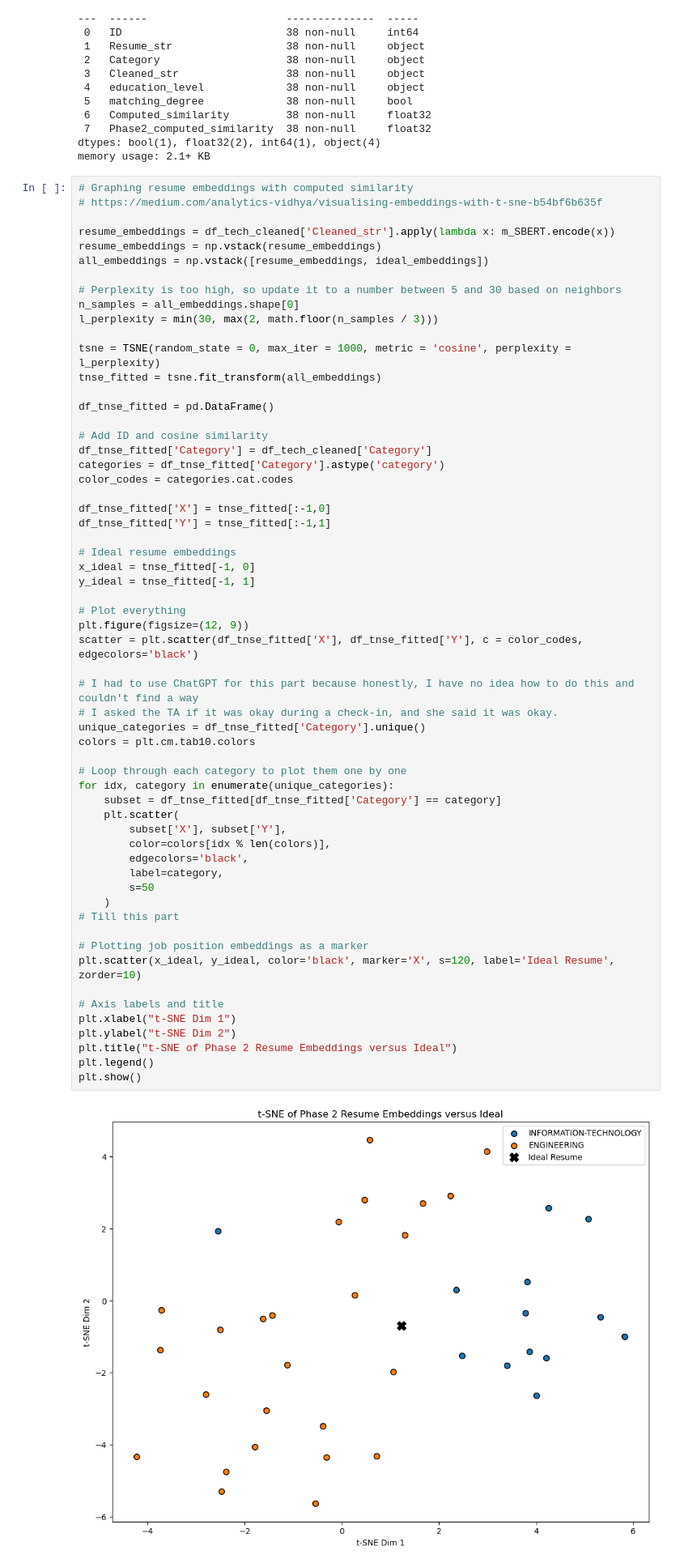
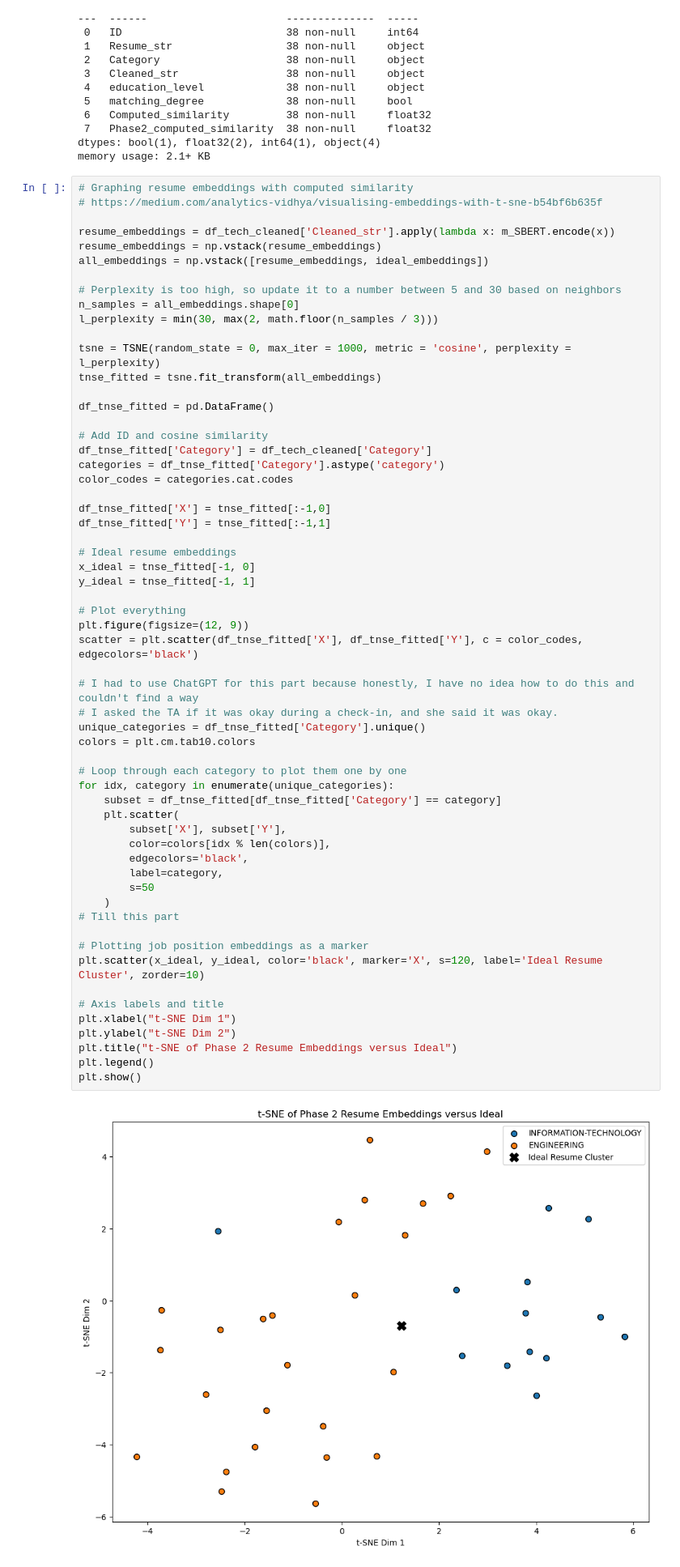
Before and after one commit to henry-AY/ResumeScreening, a Jupyter notebook: Resume_Screening.ipynb, the cells around one changed output. Shown at 81% size. Saved outputs shown, nothing was run; the diff lists cells and outputs as text.

```diff
--- a/Resume_Screening.ipynb
+++ b/Resume_Screening.ipynb
@@ -730,32 +733,32 @@ y_ideal = tnse_fitted[-1, 1]
 # Plot everything
 plt.figure(figsize=(12, 9))
 scatter = plt.scatter(df_tnse_fitted['X'], df_tnse_fitted['Y'], c = color_codes, edgecolors='black')
 
 # I had to use ChatGPT for this part because honestly, I have no idea how to do this and couldn't find a way
 # I asked the TA if it was okay during a check-in, and she said it was okay.
 unique_categories = df_tnse_fitted['Category'].unique()
 colors = plt.cm.tab10.colors
 
 # Loop through each category to plot them one by one
 for idx, category in enumerate(unique_categories):
     subset = df_tnse_fitted[df_tnse_fitted['Category'] == category]
     plt.scatter(
         subset['X'], subset['Y'],
         color=colors[idx % len(colors)],
         edgecolors='black',
         label=category,
         s=50
     )
 # Till this part
 
 # Plotting job position embeddings as a marker
-plt.scatter(x_ideal, y_ideal, color='black', marker='X', s=120, label='Ideal Resume', zorder=10)
+plt.scatter(x_ideal, y_ideal, color='black', marker='X', s=120, label='Ideal Resume Cluster', zorder=10)
 
 # Axis labels and title
 plt.xlabel("t-SNE Dim 1")
 plt.ylabel("t-SNE Dim 2")
 plt.title("t-SNE of Phase 2 Resume Embeddings versus Ideal")
 plt.legend()
 plt.show()
 # %% [output]
-[figure, old version]
+[figure, new version]
```
Also changed, not shown: parts of 4 cells of this notebook.
